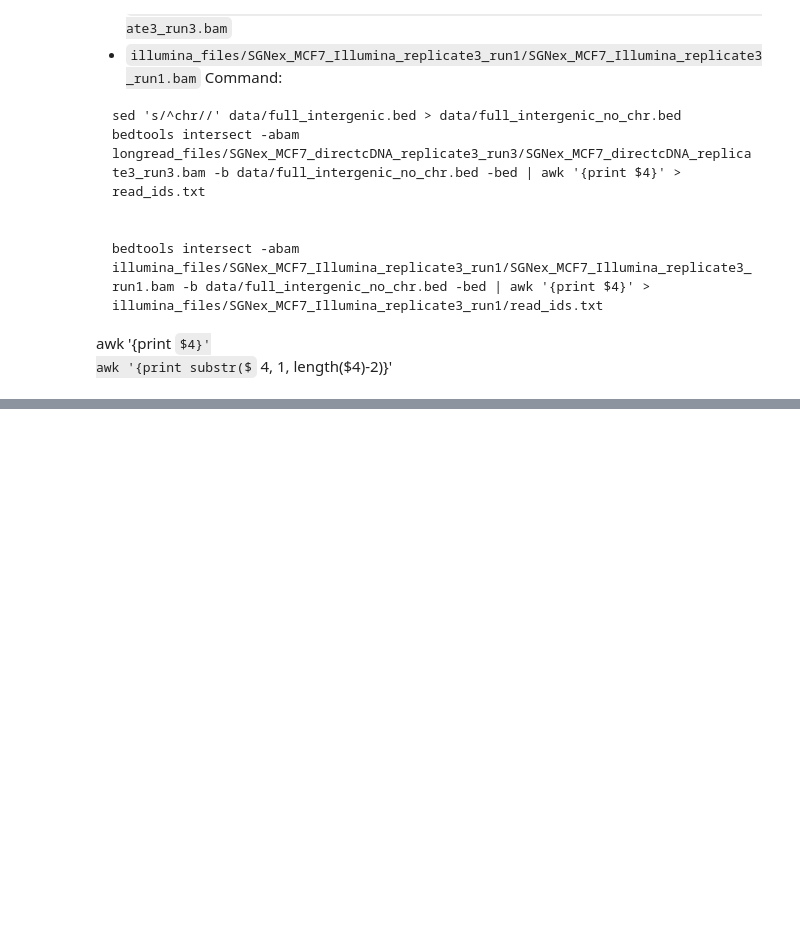
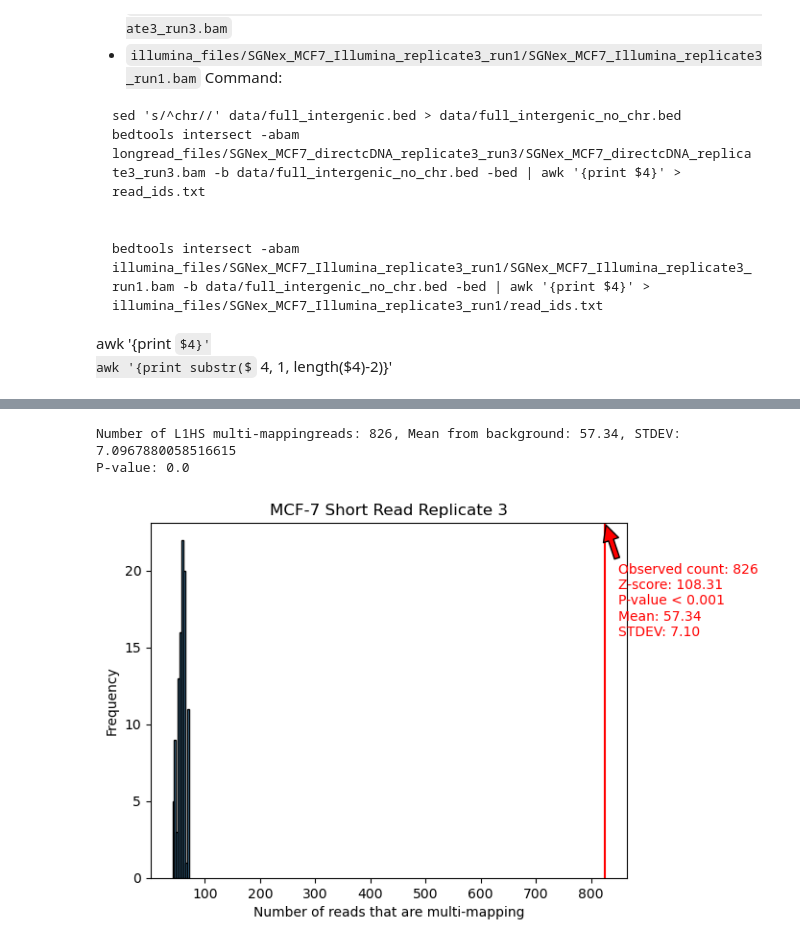
Before and after one commit to gage-lab/bulk_te_bench, a Jupyter notebook: analysis/multimapping_analysis.ipynb, the cells around one changed output, grey strips where cells are left out. Drawn from its saved outputs; the diff is of its cells as text; code cells hidden in the pictures; some formulas as TeX source; blank space fills up the shorter version.

```diff
--- a/analysis/multimapping_analysis.ipynb
+++ b/analysis/multimapping_analysis.ipynb
@@ -145,0 +116,10 @@ run_sims(df, read_ids, "MCF-7 Short Read Replicate 3")
+# %%
+short_lookup = "illumina_files/SGNex_MCF7_Illumina_replicate3_run1/SGNex_MCF7_Illumina_replicate3_run1_lookup_table.txt"
+short_readids = "illumina_files/SGNex_MCF7_Illumina_replicate3_run1/read_ids.txt"
+
+df_short, read_ids = open_files(short_lookup, short_readids, True)
+run_sims(df_short, read_ids, "MCF-7 Short Read Replicate 3", n_iterations=100)
+# %% [output]
+Number of L1HS multi-mappingreads: 826, Mean from background: 57.34, STDEV: 7.0967880058516615
+P-value: 0.0
+[figure, added]
```
Also changed, not shown: parts of 45 cells of this notebook, 1 other file.
